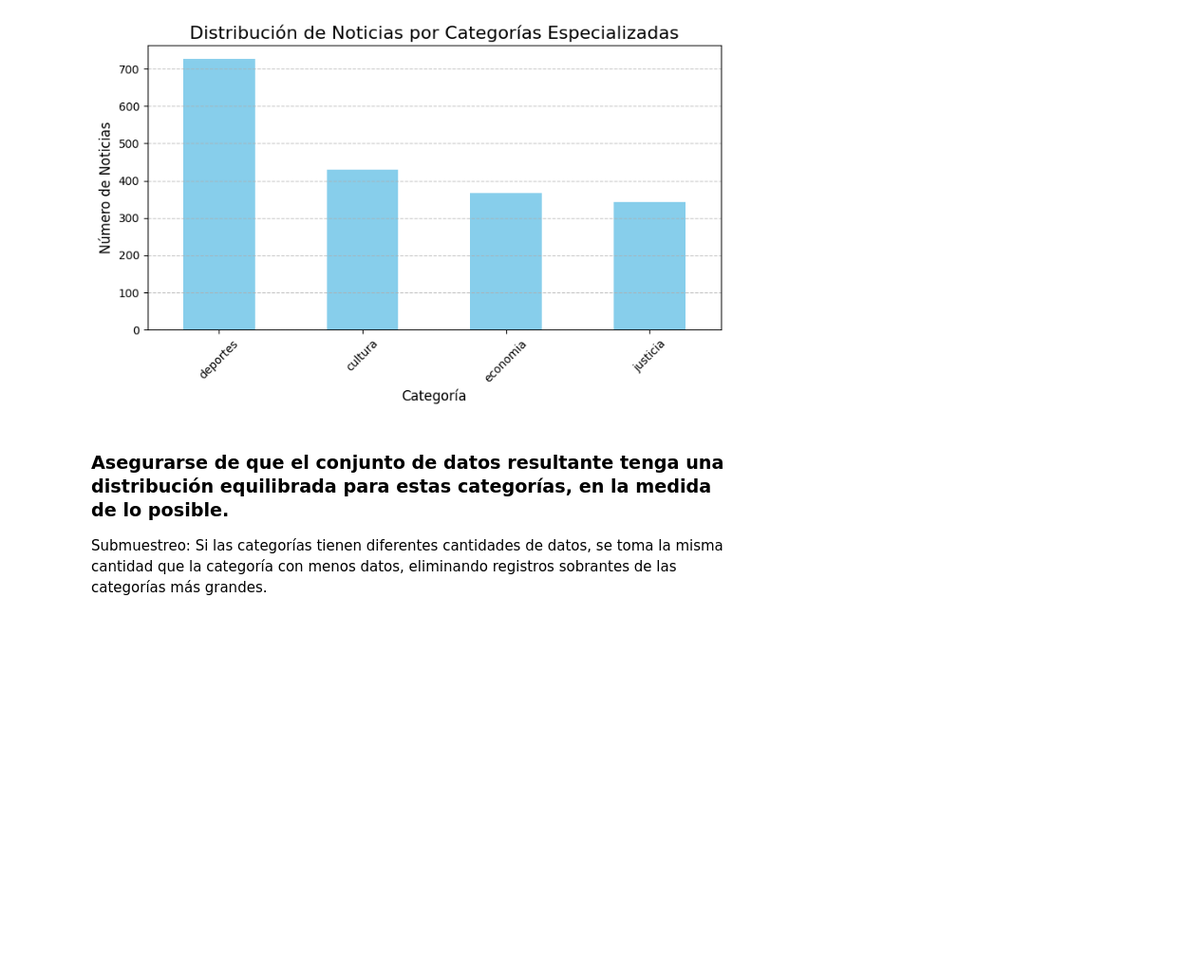
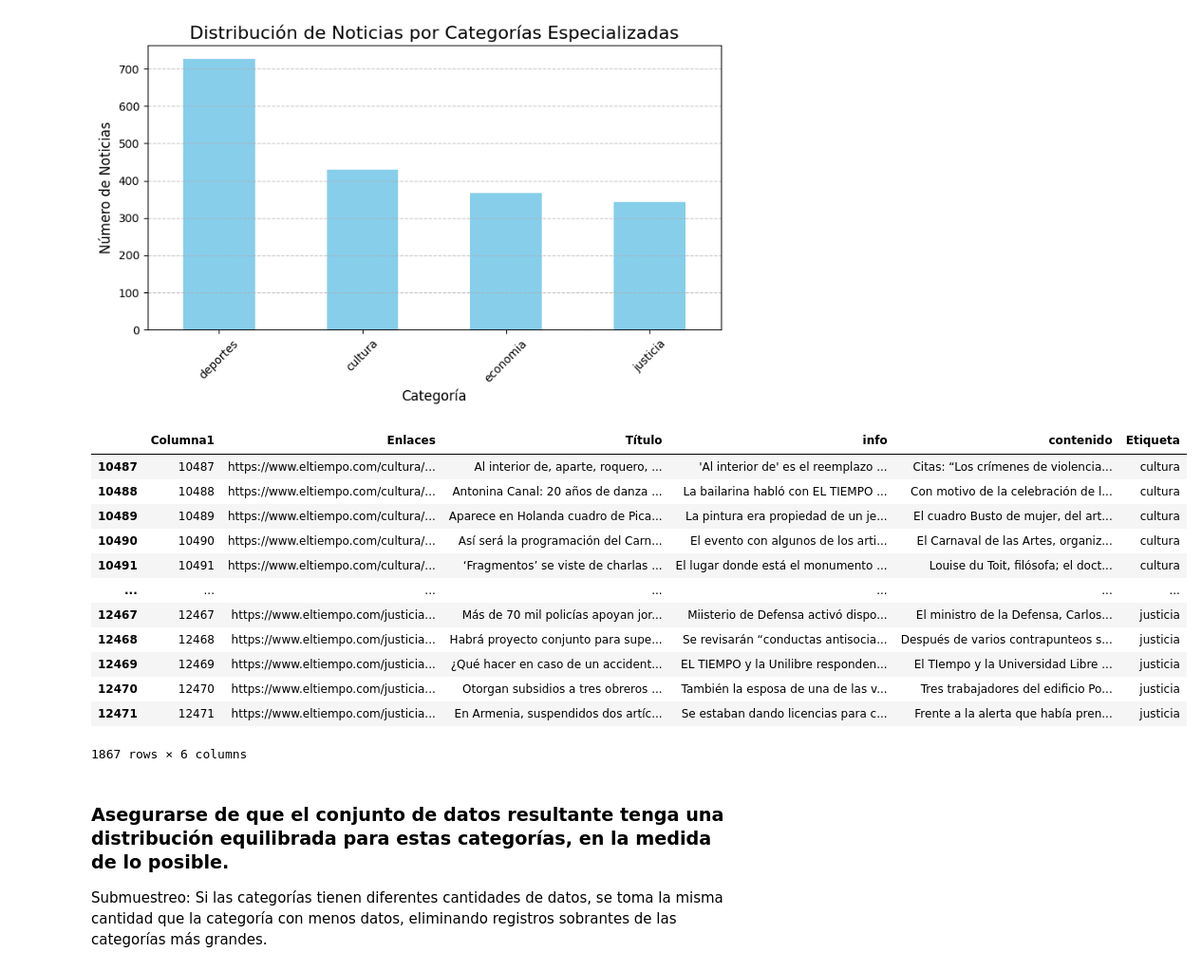
Before and after one commit to ccjaviers777/part_1_guia_final_pln, a Jupyter notebook: Cuadernos/proyecto_npl.ipynb, the cells around one changed output. Shown at 95% size. Drawn from its saved outputs; the diff is of its cells as text; code cells hidden in the pictures; blank space fills up the shorter version.

```diff
--- a/Cuadernos/proyecto_npl.ipynb
+++ b/Cuadernos/proyecto_npl.ipynb
@@ -139,6 +139,22 @@ plt.tight_layout()
 plt.show()
 # %% [output]
 [figure]
+# %%
+datos_filtrados
+# %% [output]
+|  | Columna1 | Enlaces | Título | info | contenido | Etiqueta |
+| 10487 | 10487 | https://www.eltiempo.com/cultura/... | Al interior de, aparte, roquero, ... | 'Al interior de' es el reemplazo ... | Citas: “Los crímenes de violencia... | cultura |
+| 10488 | 10488 | https://www.eltiempo.com/cultura/... | Antonina Canal: 20 años de danza ... | La bailarina habló con EL TIEMPO ... | Con motivo de la celebración de l... | cultura |
+| 10489 | 10489 | https://www.eltiempo.com/cultura/... | Aparece en Holanda cuadro de Pica... | La pintura era propiedad de un je... | El cuadro Busto de mujer, del art... | cultura |
+| 10490 | 10490 | https://www.eltiempo.com/cultura/... | Así será la programación del Carn... | El evento con algunos de los arti... | El Carnaval de las Artes, organiz... | cultura |
+| 10491 | 10491 | https://www.eltiempo.com/cultura/... | ‘Fragmentos’ se viste de charlas ... | El lugar donde está el monumento ... | Louise du Toit, filósofa; el doct... | cultura |
+| ... | ... | ... | ... | ... | ... | ... |
+| 12467 | 12467 | https://www.eltiempo.com/justicia... | Más de 70 mil policías apoyan jor... | Miisterio de Defensa activó dispo... | El ministro de la Defensa, Carlos... | justicia |
+| 12468 | 12468 | https://www.eltiempo.com/justicia... | Habrá proyecto conjunto para supe... | Se revisarán “conductas antisocia... | Después de varios contrapunteos s... | justicia |
+| 12469 | 12469 | https://www.eltiempo.com/justicia... | ¿Qué hacer en caso de un accident... | EL TIEMPO y la Unilibre responden... | El TIempo y la Universidad Libre ... | justicia |
+| 12470 | 12470 | https://www.eltiempo.com/justicia... | Otorgan subsidios a tres obreros ... | También la esposa de una de las v... | Tres trabajadores del edificio Po... | justicia |
+| 12471 | 12471 | https://www.eltiempo.com/justicia... | En Armenia, suspendidos dos artíc... | Se estaban dando licencias para c... | Frente a la alerta que había pren... | justicia |
+1867 rows × 6 columns
 # %% [markdown]
 ### Asegurarse de que el conjunto de datos resultante tenga una distribución equilibrada para estas categorías, en la medida de lo posible.
 
```
Also changed, not shown: parts of 30 cells of this notebook.
